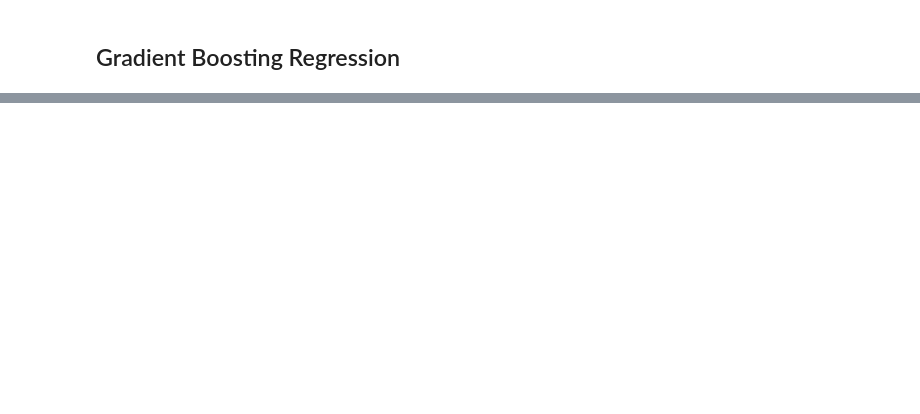
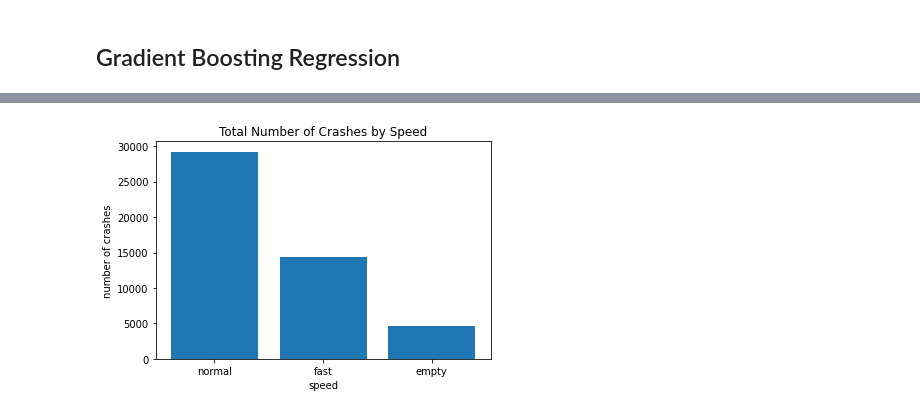
Before and after one commit to MAST30034-Applied-Data-Science/mast30034-project-1-aeross, a Jupyter notebook: notebooks/analysis_pt1.ipynb, the cells around one changed output, grey strips where cells are left out. Saved outputs shown, nothing was run; the diff lists cells and outputs as text; code cells hidden in the pictures; blank space fills up the shorter version.

```diff
--- a/notebooks/analysis_pt1.ipynb
+++ b/notebooks/analysis_pt1.ipynb
@@ -185,0 +267,14 @@ note note note note
+# %%
+speed_count = []
+speed = ["normal", "fast", "empty"]
+speed_count.append(sum(crime[crime["speed"] == "normal"]["count"]))
+speed_count.append(sum(crime[crime["speed"] == "fast"]["count"]))
+speed_count.append(sum(crime[crime["speed"] == "empty"]["count"]))
+
+plt.bar(speed, speed_count)
+plt.ylabel("number of crashes")
+plt.xlabel("speed")
+plt.title("Total Number of Crashes by Speed")
+plt.savefig("../plots/speed_crash.png")
+# %% [output]
+[figure, added]
```
Also changed, not shown: parts of 12 cells of this notebook.
